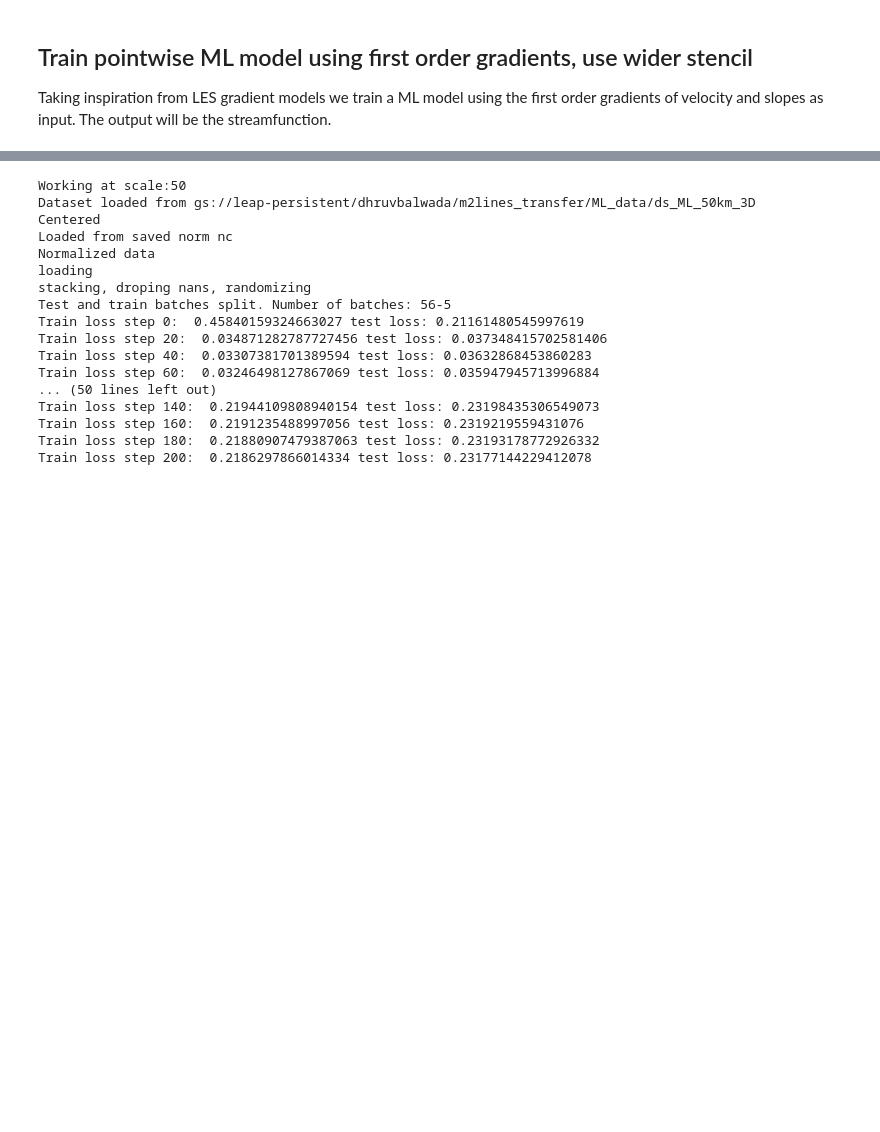
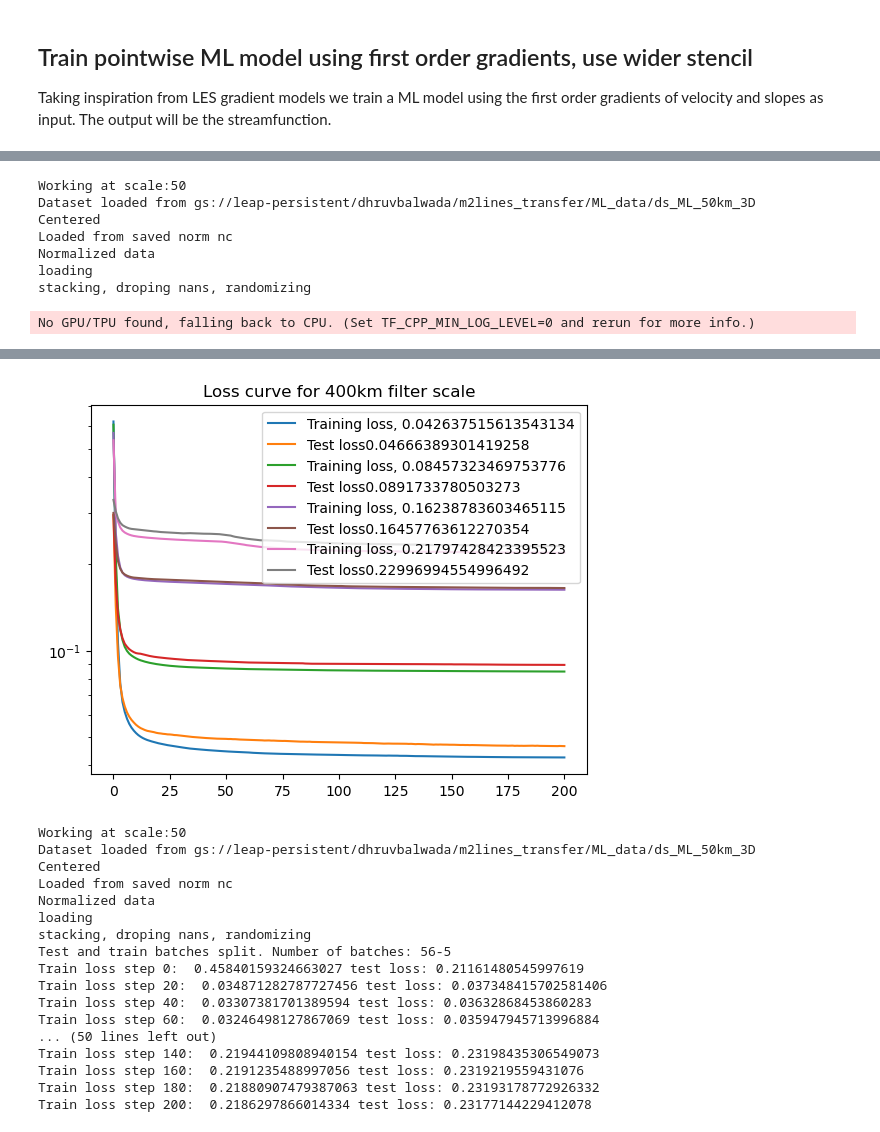
Before and after one commit to dhruvbalwada/mesoscale_buoyancy_param_ML, a Jupyter notebook: train_models/MITgcm_train_point_model_first_grad.ipynb, the cells around one changed output, grey strips where cells are left out. Saved outputs shown, nothing was run; the diff lists cells and outputs as text; code cells hidden in the pictures; blank space fills up the shorter version.

Commit message:
MITgcm local windowed working

```diff
--- a/train_models/MITgcm_train_point_model_first_grad.ipynb
+++ b/train_models/MITgcm_train_point_model_first_grad.ipynb
@@ -18,0 +26,52 @@ WARNING:absl:GlobalAsyncCheckpointManager is not imported correctly. Checkpointi
+# %%
+kind = 'MITgcm'
+MITgcm_bucket ='gs://leap-persistent/dhruvbalwada/m2lines_transfer'
+
+Lkeys  = ['50', '100', '200', '400']
+
+for L in Lkeys:
+    print('Working at scale:' + L)
+    Lint = int(L)
+    fname = f'{MITgcm_bucket}/ML_data/ds_ML_'+L+'km_3D'
+
+    # Open dataset
+    ML_data = datasets.MITgcm_transformer(fname, Lint,
+                                      input_channels=['U_x', 'U_y',
+                                                      'V_x', 'V_y',
+                                                      'Sx', 'Sy'])
+    ML_data.convert_subsampled_normed();
+    ML_data.generate_test_train_batches();
+
+    # Setup ML model
+    ANN_model   = ML_classes.ANN(num_in = len(ML_data.input_channels))
+    regress_sys = ML_classes.RegressionSystem(ANN_model)
+
+    regress_sys.train_system(ML_data, 201)
+
+    ## Loss plot
+    plt.plot(regress_sys.train_loss, label='Training loss, '+str(regress_sys.train_loss[-1]))
+    plt.plot(regress_sys.test_loss, label='Test loss'+str(regress_sys.test_loss[-1]))
+
+    plt.title('Loss curve for '+ L+ 'km filter scale')
+    plt.grid()
+    plt.yscale('log')
+    plt.legend()
+
+    # Save the checkpoint
+    CKPT_DIR = '/home/jovyan/mesoscale_buoyancy_param_ML/ML_checkpoints/ckpts_'+L+'_MITgcm'#+'_'+str(bias)
+    regress_sys.save_checkpoint(CKPT_DIR)
+
+    # Save model nc file
+    model_nc = '/home/jovyan/mesoscale_buoyancy_param_ML/ML_model_ncs/' +'MITgcm_'+L+'.nc'
+    regress_sys.save_weights_nc(model_nc)
+
+plt.savefig('figures/MITgcm_single_all_km_loss_curve.png')
+# %% [output]
+Working at scale:50
+Dataset loaded from gs://leap-persistent/dhruvbalwada/m2lines_transfer/ML_data/ds_ML_50km_3D
+Centered
+Loaded from saved norm nc
+Normalized data
+loading
+stacking, droping nans, randomizing
+No GPU/TPU found, falling back to CPU. (Set TF_CPP_MIN_LOG_LEVEL=0 and rerun for more info.)
@@ -19,3 +95,4 @@ WARNING:absl:GlobalAsyncCheckpointManager is not imported correctly. Checkpointi
+[figure, added]
 # %%
 kind = 'MITgcm'
 MITgcm_bucket ='gs://leap-persistent/dhruvbalwada/m2lines_transfer'
```
Also changed, not shown: parts of 3 cells of this notebook, 17 other files.
